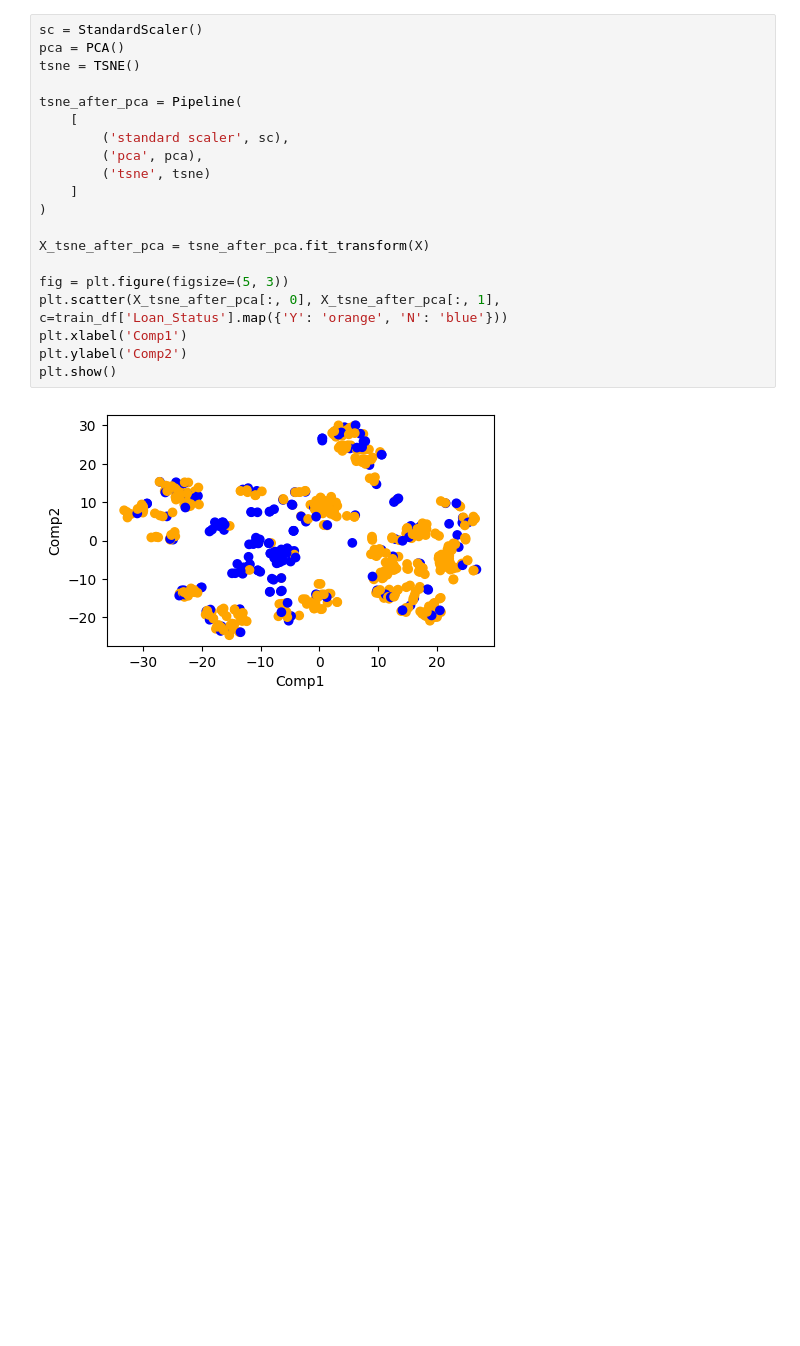
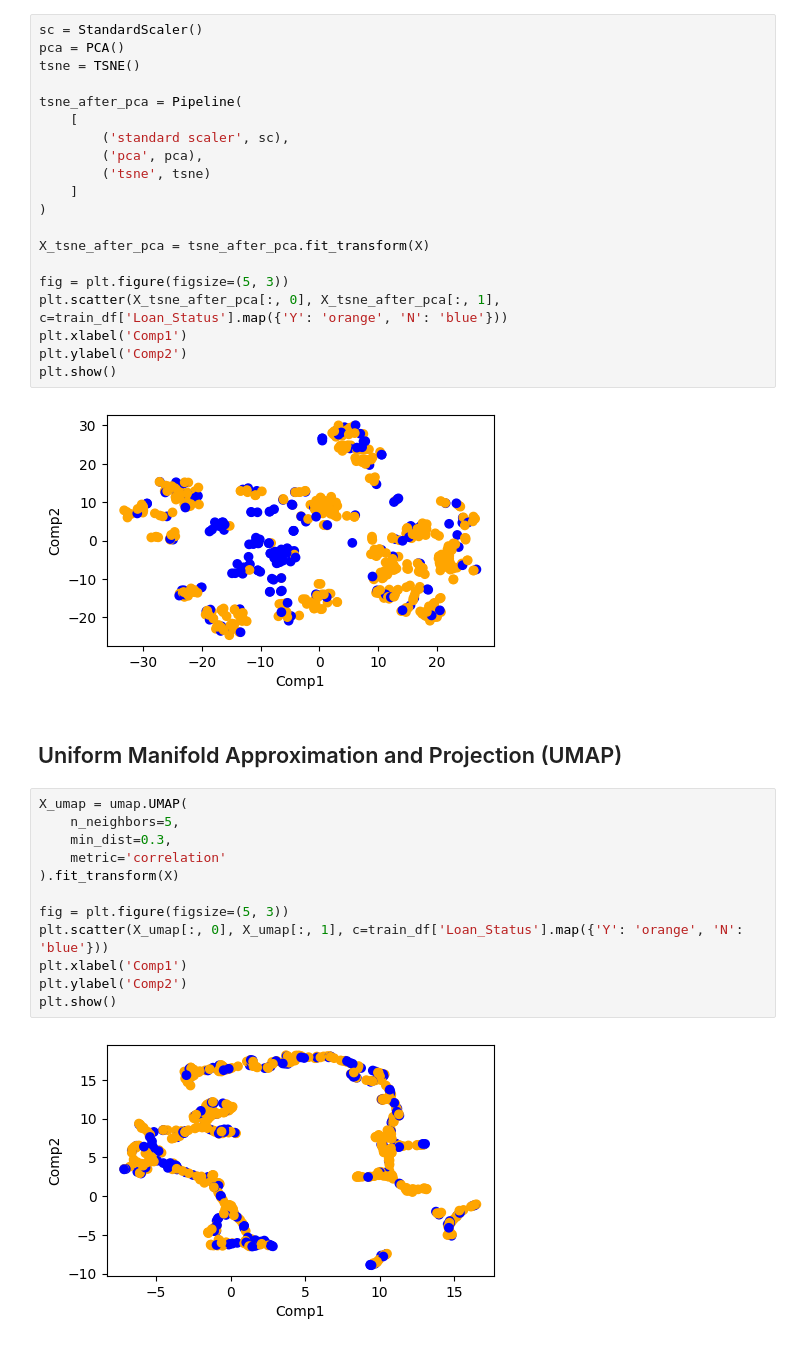
Before and after one commit to VaheC/ThinkingDS, a Jupyter notebook: ch2_dim_reduction.ipynb, the cells around one changed output. Drawn from its saved outputs; the diff is of its cells as text; blank space fills up the shorter version.

Commit message:
ch2 umap added

```diff
--- a/ch2_dim_reduction.ipynb
+++ b/ch2_dim_reduction.ipynb
@@ -507,3 +516,19 @@ plt.ylabel('Comp2')
 plt.show()
 # %% [output]
 [figure]
+# %% [markdown]
+## Uniform Manifold Approximation and Projection (UMAP)
+# %%
+X_umap = umap.UMAP(
+    n_neighbors=5,
+    min_dist=0.3,
+    metric='correlation'
+).fit_transform(X)
+
+fig = plt.figure(figsize=(5, 3))
+plt.scatter(X_umap[:, 0], X_umap[:, 1], c=train_df['Loan_Status'].map({'Y': 'orange', 'N': 'blue'}))
+plt.xlabel('Comp1')
+plt.ylabel('Comp2')
+plt.show()
+# %% [output]
+[figure, added]
```
Also changed, not shown: parts of 5 cells of this notebook.
